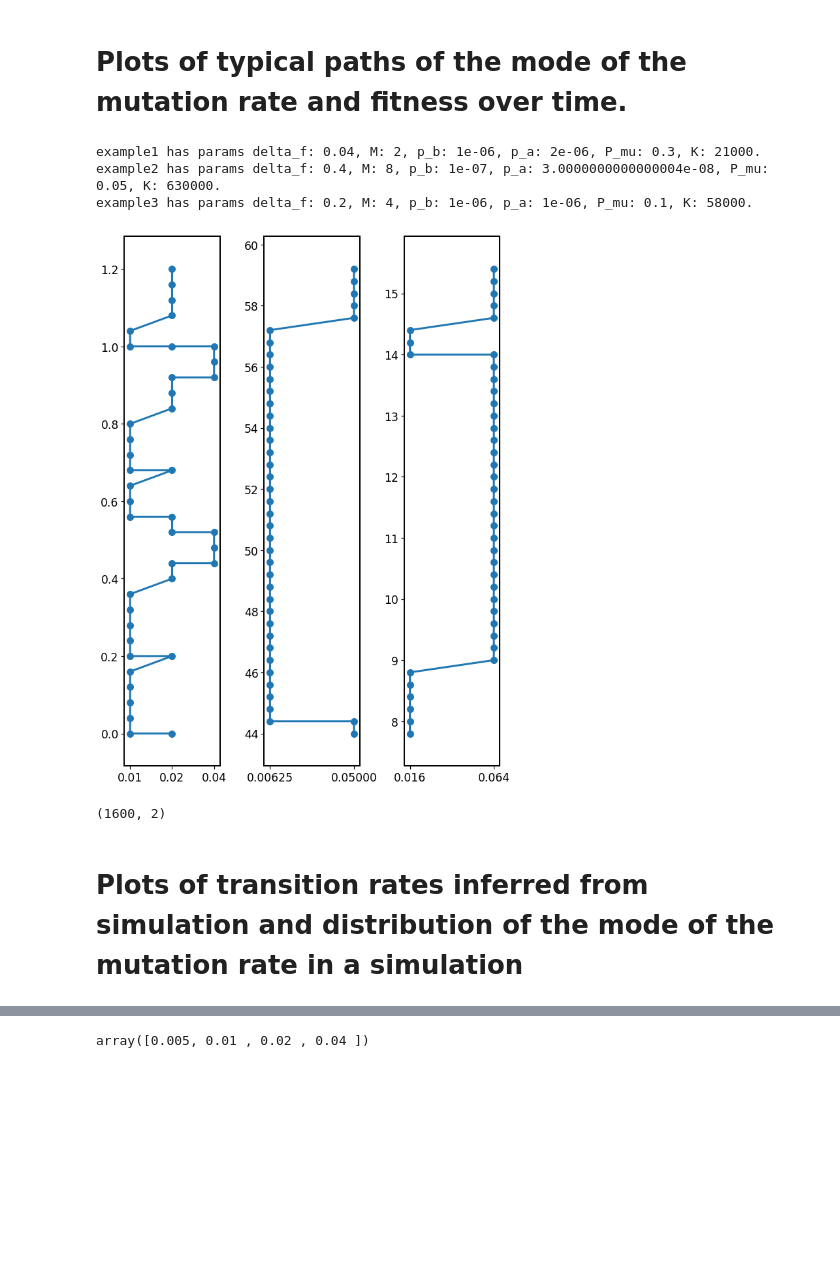
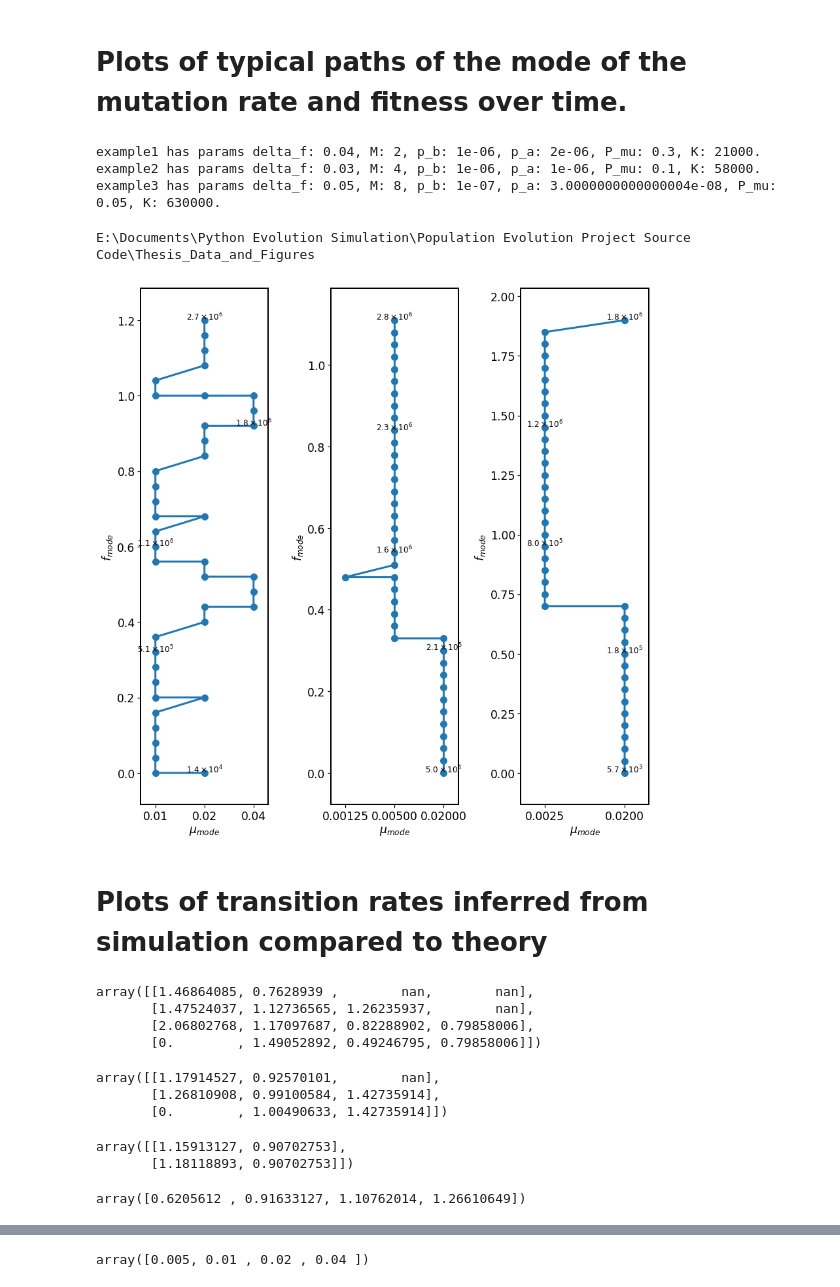
Before and after one commit to nicholas-sherer/Population-Evolution-Project-Source-Code, a Jupyter notebook: Plots related to the mutation-rate-sweep approximation.ipynb, the cells around one changed output, grey strips where cells are left out. Drawn from its saved outputs; the diff is of its cells as text; code cells hidden in the pictures; blank space fills up the shorter version.

Commit message:
finished plots related to the mutator-antimutator sweep regime

```diff
--- a/Plots related to the mutation-rate-sweep approximation.ipynb
+++ b/Plots related to the mutation-rate-sweep approximation.ipynb
@@ -362,8 +389,8 @@ E:\Documents\Python Evolution Simulation\Population Evolution Project Source Cod
 # Plots of typical paths of the mode of the mutation rate and fitness over time.
 # %%
 sweep_example1 = popev.PopulationReader('sweep_sim2datetime.datetime(2019, 4, 13, 10, 46, 22, 798327).hdf5')
-sweep_example2 = popev.PopulationReader('sweep_sim2datetime.datetime(2019, 4, 13, 1, 18, 50, 212418).hdf5')
-sweep_example3 = popev.PopulationReader('sweep_sim2datetime.datetime(2019, 4, 12, 20, 28, 55, 329862).hdf5')
+sweep_example2 = popev.PopulationReader('sweep2_sim0datetime.datetime(2019, 4, 15, 7, 33, 28, 329375).hdf5')
+sweep_example3 = popev.PopulationReader('sweep2_sim2datetime.datetime(2019, 4, 15, 7, 33, 28, 345002).hdf5')
 
 def params_string(run):
     delta_f = run.delta_fitness
@@ -380,8 +407,12 @@ print('example2 has params '+params_string(sweep_example2) + '.')
 print('example3 has params '+params_string(sweep_example3) + '.')
 # %% [output]
 example1 has params delta_f: 0.04, M: 2, p_b: 1e-06, p_a: 2e-06, P_mu: 0.3, K: 21000.
-example2 has params delta_f: 0.4, M: 8, p_b: 1e-07, p_a: 3.0000000000000004e-08, P_mu: 0.05, K: 630000.
-example3 has params delta_f: 0.2, M: 4, p_b: 1e-06, p_a: 1e-06, P_mu: 0.1, K: 58000.
+example2 has params delta_f: 0.03, M: 4, p_b: 1e-06, p_a: 1e-06, P_mu: 0.1, K: 58000.
+example3 has params delta_f: 0.05, M: 8, p_b: 1e-07, p_a: 3.0000000000000004e-08, P_mu: 0.05, K: 630000.
+# %%
+cd Thesis_Data_and_Figures/
+# %% [output]
+E:\Documents\Python Evolution Simulation\Population Evolution Project Source Code\Thesis_Data_and_Figures
 # %%
 def fmu_mode_trajectory(run):
     fmu_pairs = np.transpose(np.array([run.mode_fitness[:], run.mode_mutation_rate[:]]))
@@ -390,42 +421,52 @@ def fmu_mode_trajectory(run):
 fmu1, tau1 = fmu_mode_trajectory(sweep_example1)
 fmu2, tau2 = fmu_mode_trajectory(sweep_example2)
 fmu3, tau3 = fmu_mode_trajectory(sweep_example3)
+# %%
+fmu1 = np.array(fmu1)
+fmu2 = np.array(fmu2)
+fmu3 = np.array(fmu3)
+tau1 = np.array(tau1)
+tau2 = np.array(tau2)
+tau3 = np.array(tau3)
 # %%
 def int_to_tex(x, prec=1, upper_bound=999):
     if np.abs(x) > upper_bound:
         loglead, exp = np.modf(np.log10(x))
         lead = 10**loglead
         exp = int(exp)
         return "${0:.{2}f} \\times 10^{{{1}}}$".format(lead,exp,prec)
     else:
         return "{0:d}".format(x, prec)
 
 def plot_mufpath(fig, ax, fmu, tau, line_params=None, text_params=None):
     if line_params is None:
         line_params={'marker': 'o'}
     if text_params is None:
         text_params={'size': 'large', 'ha': 'center'}
     ax.plot(fmu[:,1],fmu[:,0],**line_params)
+    mus = np.unique(fmu[:,1])
+    M = mus[-1]/mus[-2]
+    ax.set_xlim(mus[0]/(M**.3),mus[-1]*M**.3)
     ax.set_xscale('log')
     ax.minorticks_off()
     ax.get_xaxis().set_major_formatter(matplotlib.ticker.ScalarFormatter())
     ax.set_xticks(np.unique(fmu[:,-1]))
-    #for i, j, s in zip(fmu[:,1],fmu[:,0],tau):
-        #ax.text(i,j,int_to_tex(s, 1, 999), **text_params)
+    ax.set_xlabel('$\mu_{mode}$')
+    ax.set_ylabel('$f_{mode}$')
+    for i, j, s in zip(fmu[:,1][::10],fmu[:,0][::10],np.cumsum(tau)[::10]):
+        ax.text(i,j,int_to_tex(s, 1, 999), **text_params)
+    ax.text(fmu[-1,1], fmu[-1,0],int_to_tex(np.cumsum(tau)[-1]), **text_params)
 
-fig, axes = plt.subplots(1, 3, figsize=(9,12))
+fig, axes = plt.subplots(1, 3, figsize=(12,12))
 plot_mufpath(fig, axes[0], fmu1[:40], tau1[:40])
-plot_mufpath(fig, axes[1], fmu2[110:150], tau2[110:150])
-plot_mufpath(fig, axes[2], fmu3[40:80], tau3[40:80])
+plot_mufpath(fig, axes[1], fmu2[:40], tau2[:40])
+plot_mufpath(fig, axes[2], fmu3[:40], tau3[:40])
 fig.tight_layout()
+plt.savefig('sweep_muf_trajectories.pdf')
 # %% [output]
-[figure, old version]
+[figure, new version]
-# %%
-np.array(fmu1).shape
-# %% [output]
-(1600, 2)
 # %% [markdown]
-# Plots of transition rates inferred from simulation and distribution of the mode of the mutation rate in a simulation
+# Plots of transition rates inferred from simulation compared to theory
 # %%
 def empirical_mu_modes_and_rates(fmus, taus):
     mu_modes, wait_dict = sactfs.waiting_times_to_waiting_dict(fmus, taus)
@@ -449,3 +490,25 @@ mumodes3, emp_Tm3, f_up3 = empirical_mu_modes_and_rates(fmu3, tau3)
 mu_theor1, theor_Tm1, theor_fup1 = theoretical_mu_modes_and_rates(sweep_example1)
 mu_theor2, theor_Tm2, theor_fup2 = theoretical_mu_modes_and_rates(sweep_example2)
 mu_theor3, theor_Tm3, theor_fup3 = theoretical_mu_modes_and_rates(sweep_example3)
+# %%
+emp_Tm1/theor_Tm1[-4:,-4:]
+# %% [output]
+array([[1.46864085, 0.7628939 ,        nan,        nan],
+       [1.47524037, 1.12736565, 1.26235937,        nan],
+       [2.06802768, 1.17097687, 0.82288902, 0.79858006],
+       [0.        , 1.49052892, 0.49246795, 0.79858006]])
+# %%
+emp_Tm2/theor_Tm2[-3:,-3:]
+# %% [output]
+array([[1.17914527, 0.92570101,        nan],
+       [1.26810908, 0.99100584, 1.42735914],
+       [0.        , 1.00490633, 1.42735914]])
+# %%
+emp_Tm3/theor_Tm3[-2:,-2:]
+# %% [output]
+array([[1.15913127, 0.90702753],
+       [1.18118893, 0.90702753]])
+# %%
+f_up1/theor_fup1[-4:]
+# %% [output]
+array([0.6205612 , 0.91633127, 1.10762014, 1.26610649])
```
Also changed, not shown: parts of 31 cells of this notebook.
